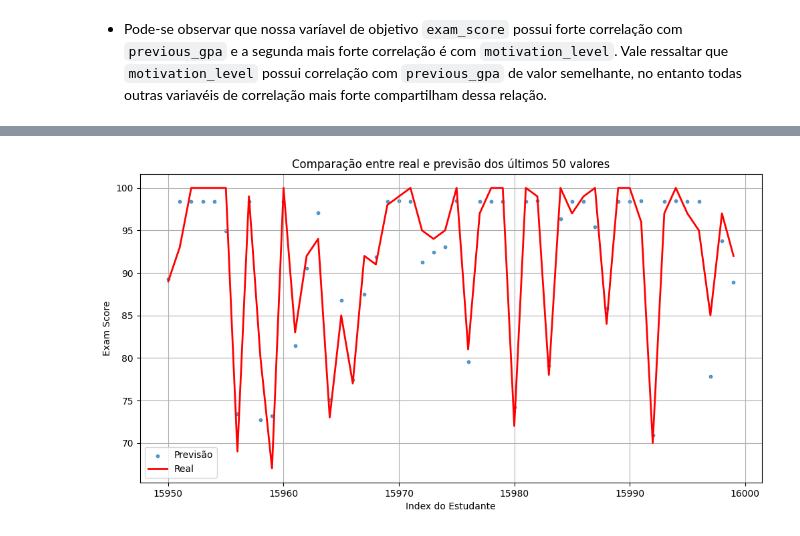
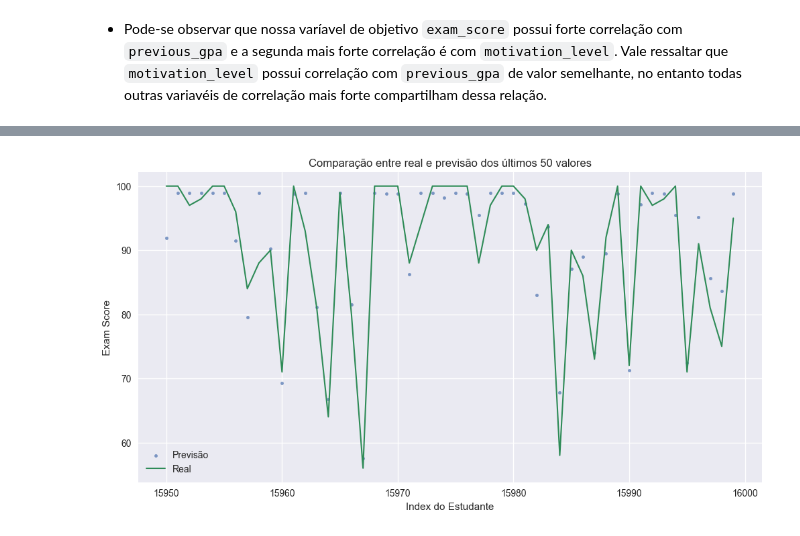
Before and after one commit to blaugi/statistics-class, a Jupyter notebook: TDE2/notebook.ipynb, the cells around one changed output, grey strips where cells are left out. Drawn from its saved outputs; the diff is of its cells as text; code cells hidden in the pictures.

```diff
--- a/TDE2/notebook.ipynb
+++ b/TDE2/notebook.ipynb
@@ -103,7 +109,7 @@ dataset = df_dropped.sample(fraction=1,shuffle=True) # Faz shuffling do dataset
 test_size = int(0.2 * len(df_dropped))
 test, train = dataset.head(test_size), dataset.tail(-test_size) # Separar em teste e train
 
-x_train = train.select(['previous_gpa', 'motivation_level'])
+x_train = train.select(['previous_gpa', 'study_hours_per_day'])
 y_train= train.select('exam_score')
 
 x_test= test.select(['previous_gpa', 'motivation_level'])
@@ -111,7 +121,13 @@ y_test= test.select('exam_score')
 # %%
-from sklearn.linear_model import LinearRegression
-from sklearn.metrics import r2_score
+def normal_equation(X, Y):
+    X = np.column_stack([np.ones(X.shape[0]), X]) # Adicionando o intercept
+    beta = np.dot((np.linalg.inv(np.dot(X.T,X))), np.dot(X.T,Y))
 
-model = LinearRegression()
-model.fit(x_train, y_train)  # X_train: (n_samples, n_features), y_train: (n_samples,)
-y_pred = model.predict(x_test)
+    return beta
+def predict(X_test, beta):
+    X_test = np.column_stack([np.ones(X_test.shape[0]), X_test]) # Adicionando o intercept
+    return np.dot(X_test, beta)
+
+beta = normal_equation(x_train.to_numpy(), y_train.to_numpy())
+with np.printoptions(suppress=True, precision=6):
+    print(f"Valores beta (formatado): {beta}")
@@ -127,24 +221,27 @@ R²: 0.8697530315785138
 # %%
+plt.style.use('seaborn-v0_8')
 y_test_numpy = y_test['exam_score'].to_numpy()
+
+
 
 indices = np.arange(len(y_test_numpy))
 
 num_points_to_plot = 50
 y_test_numpy_subset = y_test_numpy[-num_points_to_plot:] # Slice from the end
 y_pred_subset = y_pred[-num_points_to_plot:] # Slice from the end
 indices_subset = indices[-num_points_to_plot:] # Slice from the end
 
 plt.figure(figsize=(12, 6))
 
 plt.scatter(indices_subset, y_pred_subset, label='Previsão', alpha=0.7, s=10) # s is marker size
 
-plt.plot(indices_subset, y_test_numpy_subset, label='Real', color='red', linewidth=2)
+plt.plot(indices_subset, y_test_numpy_subset, label='Real', color='seagreen', linewidth=1.5)
 
 plt.xlabel('Index do Estudante')
 plt.ylabel('Exam Score')
 plt.title(f'Comparação entre real e previsão dos últimos {num_points_to_plot} valores') # Updated title
 plt.legend()
 plt.grid(True)
 plt.show()
 # %% [output]
-[figure, old version]
+[figure, new version]
```
Also changed, not shown: parts of 9 cells of this notebook.
